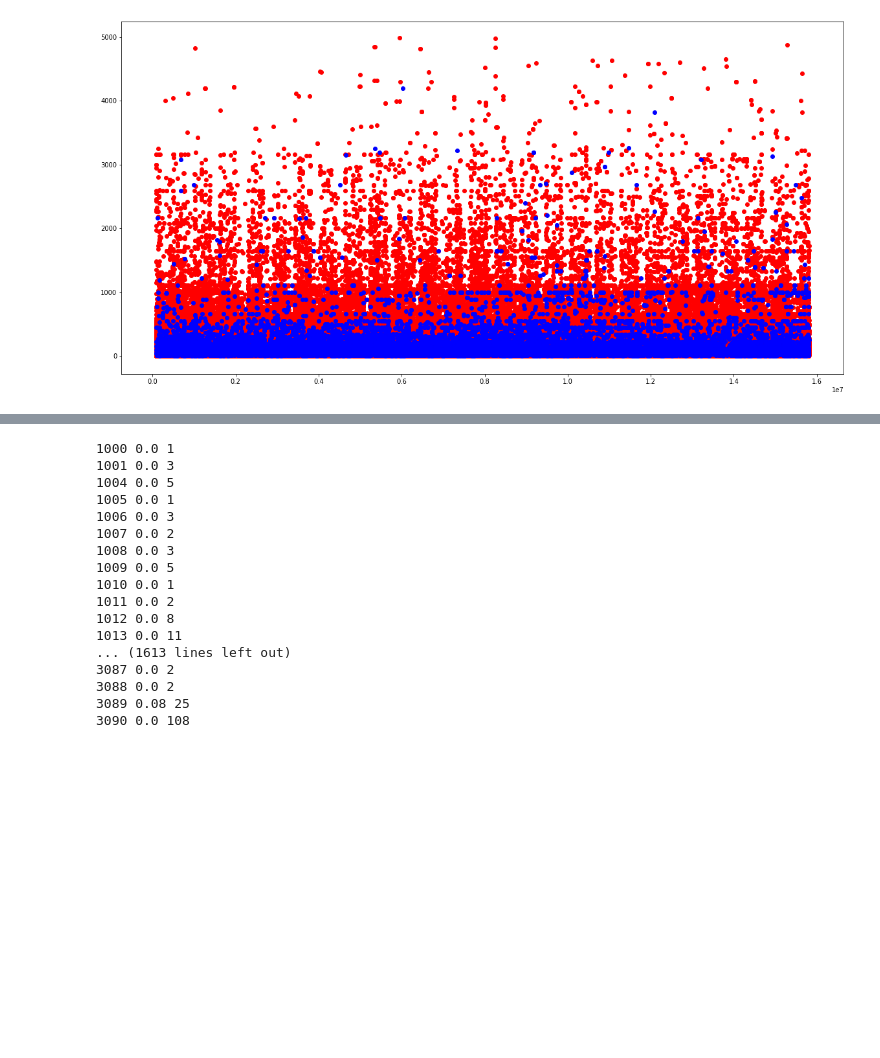
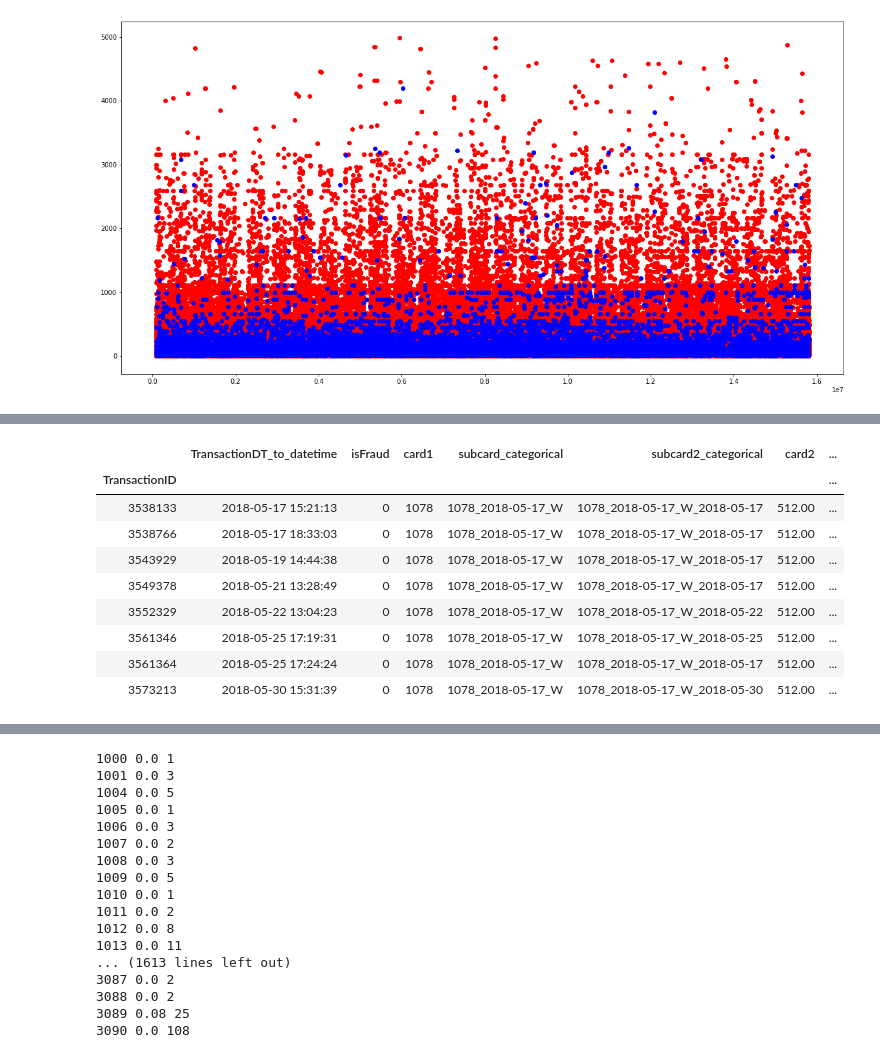
Before and after one commit to merkylove/IEEE_FRAUD, a Jupyter notebook: V_EDA.ipynb, the cells around one changed output, grey strips where cells are left out. Saved outputs shown, nothing was run; the diff lists cells and outputs as text; code cells hidden in the pictures; blank space fills up the shorter version.

```diff
--- a/V_EDA.ipynb
+++ b/V_EDA.ipynb
@@ -46,3 +28,6 @@ train, test, sample_submission = read_data()
+# %%
+train = extract_registration_date(train)
+test = extract_registration_date(test)
 # %%
 (1, 11),
         (12, 34),
@@ -326,0 +324,17 @@ tmp[
+# %%
+train[
+    (train.card1 == 1078) & (train['subcard_categorical'] == '1078_2018-05-17_W')
+][['TransactionDT_to_datetime', 'isFraud', 'card1', 'subcard_categorical', 'subcard2_categorical', 'card2', 'card3', 'card4', 'card5',
+   'ProductCD', 'D1',
+   'D2', 'D3', 'D4', 'D5', 'D6', 'D7', 'D8', 'D9', 'TransactionAmt']]
+# %% [output]
+|  | TransactionDT_to_datetime | isFraud | card1 | subcard_categorical | subcard2_categorical | card2 | ... |
+| TransactionID |  |  |  |  |  |  | ... |
+| 3538133 | 2018-05-17 15:21:13 | 0 | 1078 | 1078_2018-05-17_W | 1078_2018-05-17_W_2018-05-17 | 512.00 | ... |
+| 3538766 | 2018-05-17 18:33:03 | 0 | 1078 | 1078_2018-05-17_W | 1078_2018-05-17_W_2018-05-17 | 512.00 | ... |
+| 3543929 | 2018-05-19 14:44:38 | 0 | 1078 | 1078_2018-05-17_W | 1078_2018-05-17_W_2018-05-17 | 512.00 | ... |
+| 3549378 | 2018-05-21 13:28:49 | 0 | 1078 | 1078_2018-05-17_W | 1078_2018-05-17_W_2018-05-17 | 512.00 | ... |
+| 3552329 | 2018-05-22 13:04:23 | 0 | 1078 | 1078_2018-05-17_W | 1078_2018-05-17_W_2018-05-22 | 512.00 | ... |
+| 3561346 | 2018-05-25 17:19:31 | 0 | 1078 | 1078_2018-05-17_W | 1078_2018-05-17_W_2018-05-25 | 512.00 | ... |
+| 3561364 | 2018-05-25 17:24:24 | 0 | 1078 | 1078_2018-05-17_W | 1078_2018-05-17_W_2018-05-17 | 512.00 | ... |
+| 3573213 | 2018-05-30 15:31:39 | 0 | 1078 | 1078_2018-05-17_W | 1078_2018-05-17_W_2018-05-30 | 512.00 | ... |
```
Also changed, not shown: parts of 18 cells of this notebook, 5 other files.
